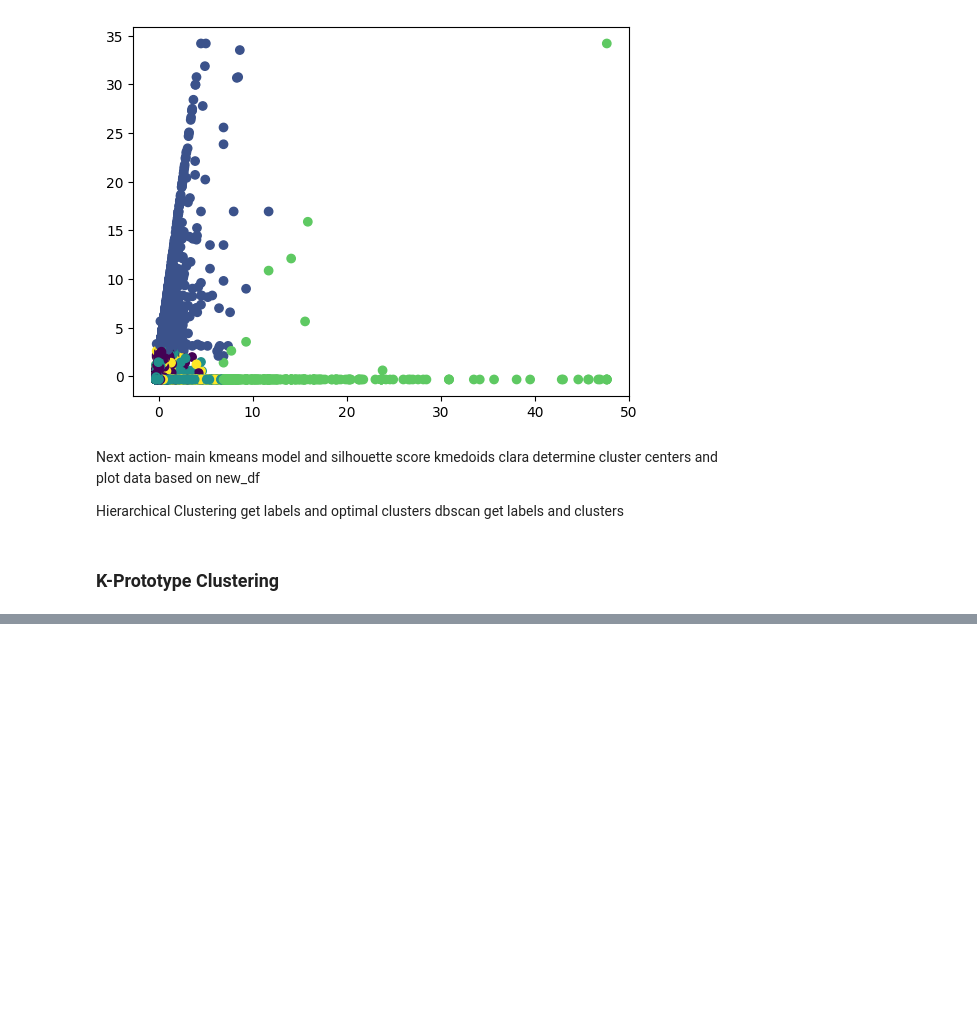
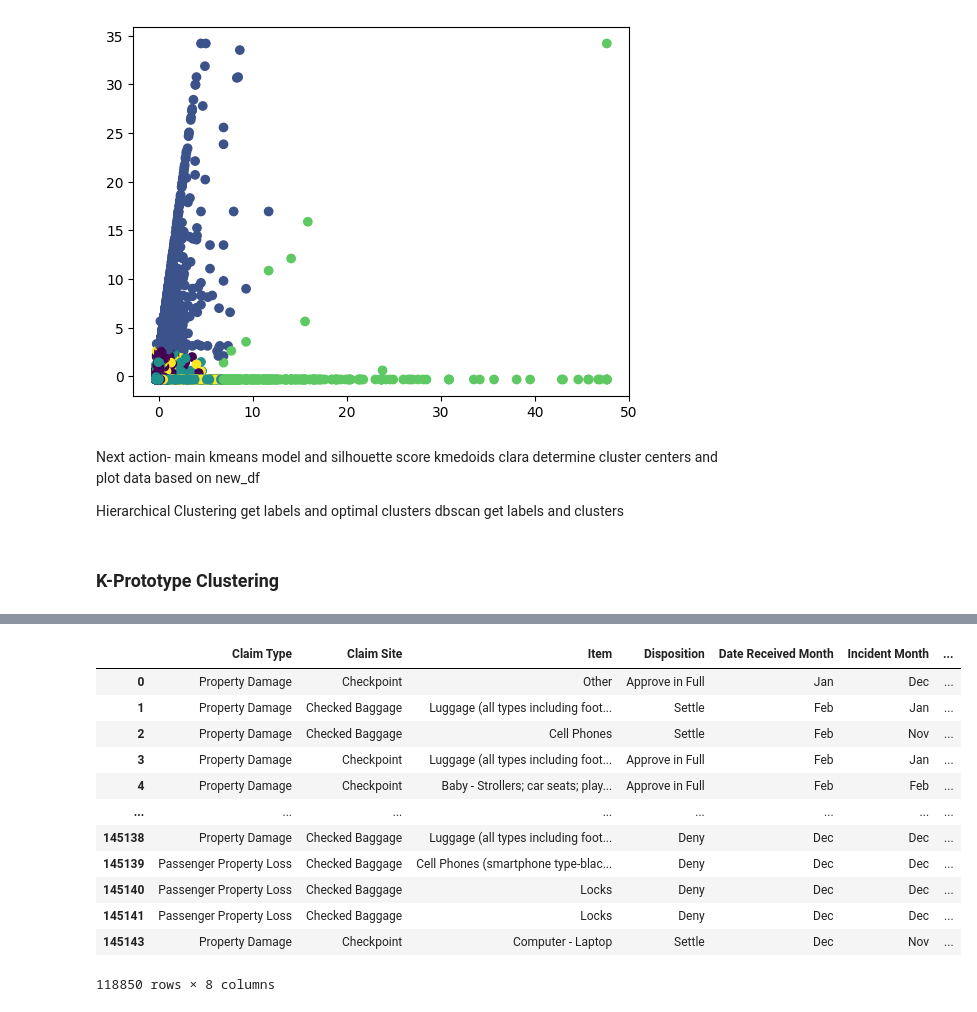
Before and after one commit to btokoli/Risk-Radar-Clustering-Airports-by-Claim-Patterns-to-Spotlight-High-Risk-Hubs, a Jupyter notebook: airportAnalysis.ipynb, the cells around one changed output, grey strips where cells are left out. Saved outputs shown, nothing was run; the diff lists cells and outputs as text; code cells hidden in the pictures; blank space fills up the shorter version.

```diff
--- a/airportAnalysis.ipynb
+++ b/airportAnalysis.ipynb
@@ -966,0 +996,16 @@ new_df1
+# %%
+new_data2
+# %% [output]
+|  | Claim Type | Claim Site | Item | Disposition | Date Received Month | Incident Month | ... |
+| 0 | Property Damage | Checkpoint | Other | Approve in Full | Jan | Dec | ... |
+| 1 | Property Damage | Checked Baggage | Luggage (all types including foot... | Settle | Feb | Jan | ... |
+| 2 | Property Damage | Checked Baggage | Cell Phones | Settle | Feb | Nov | ... |
+| 3 | Property Damage | Checkpoint | Luggage (all types including foot... | Approve in Full | Feb | Jan | ... |
+| 4 | Property Damage | Checkpoint | Baby - Strollers; car seats; play... | Approve in Full | Feb | Feb | ... |
+| ... | ... | ... | ... | ... | ... | ... | ... |
+| 145138 | Property Damage | Checked Baggage | Luggage (all types including foot... | Deny | Dec | Dec | ... |
+| 145139 | Passenger Property Loss | Checked Baggage | Cell Phones (smartphone type-blac... | Deny | Dec | Dec | ... |
+| 145140 | Passenger Property Loss | Checked Baggage | Locks | Deny | Dec | Dec | ... |
+| 145141 | Passenger Property Loss | Checked Baggage | Locks | Deny | Dec | Dec | ... |
+| 145143 | Property Damage | Checkpoint | Computer - Laptop | Settle | Dec | Nov | ... |
+118850 rows × 8 columns
```
Also changed, not shown: parts of 12 cells of this notebook.
